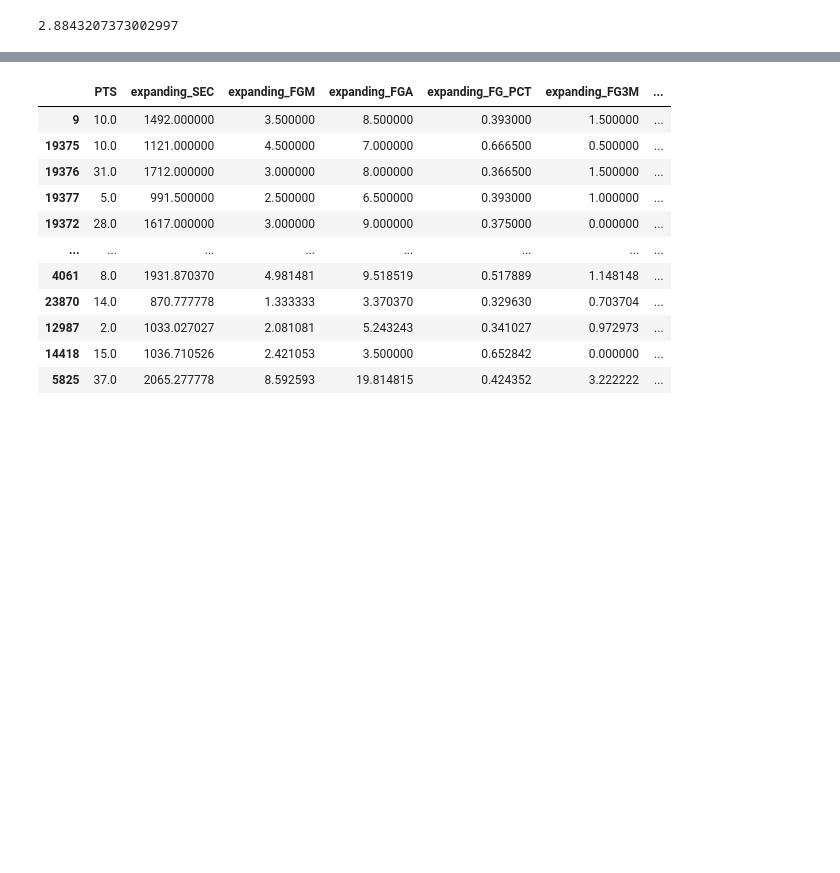
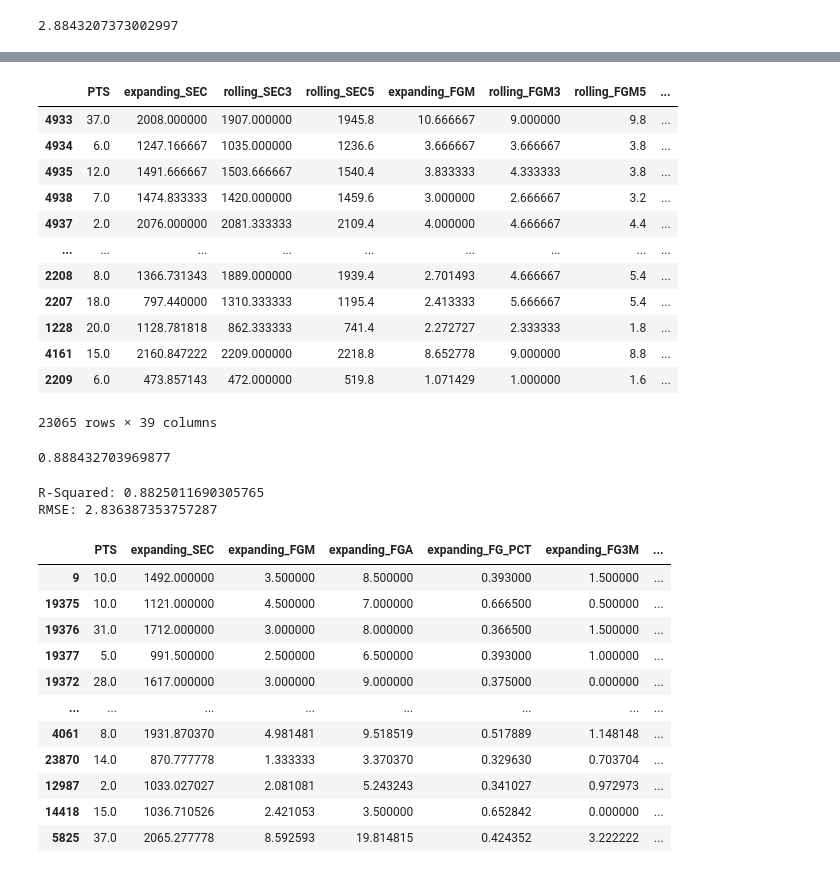
Before and after one commit to jcohen312/nba_points, a Jupyter notebook: Linear Regression.ipynb, the cells around one changed output, grey strips where cells are left out. Saved outputs shown, nothing was run; the diff lists cells and outputs as text; code cells hidden in the pictures; blank space fills up the shorter version.

```diff
--- a/Linear Regression.ipynb
+++ b/Linear Regression.ipynb
@@ -117,6 +117,31 @@ def formated_player_stats(table, cols, year = '', lag = None):
         df.dropna(inplace=True)
         players.append(df)
     return pd.concat(players)
+# %%
+def formated_player_statsV2(table, cols, year = '', lag =[]):
+
+    nba_df = sql_to_df(table, year)
+
+    ### Drop games where players do not play
+    nba_df_played = nba_df[nba_df['MIN'].notnull()]
+
+    ### Calculate seconds played in a game
+    nba_df_played['SEC'] = nba_df_played['MIN'].apply(lambda x : calc_secs(x))
+
+
+    players = []
+    cols = cols
+    for player in nba_df_played['PLAYER_ID'].unique():
+        df = nba_df_played[nba_df_played['PLAYER_ID']==player]
+        df['game_number'] = df['GAME_ID'].expanding().count()
+        for col in cols:
+            df['expanding_{}'.format(col)] = df.expanding().mean()[col].shift(1)
+            if lag:
+                for num in lag:
+                    df['rolling_{}'.format(col+str(num))] = df.rolling(num).mean()[col].shift(1)
+        df.dropna(inplace=True)
+        players.append(df)
+    return pd.concat(players)
 # %% [markdown]
 #### Function to generate pre_transformed dataframe for upload into regression function. Must be a child of a join_set_columns function
 # %%
@@ -725,0 +1011,5 @@ def reg_trees_pipe
+# %%
+cols = ['SEC', 'FGM', 'FGA','FG_PCT', 'FG3M', 'FG3A', 'FG3_PCT', 'FTM', 'FTA', 'FT_PCT', 'PTS']
+playerstats_2018_lag_3_and5 = formated_player_statsV2('box_score', cols = cols, year='2018', lag=[3,5])
+combined_3_and_5 = join_set_columns(playerstats_2018_lag_3_and5, year='2018')
+lagged_3_5_raw = generate_pre_transformed(combined_3_and_5)
@@ -725,0 +1034,16 @@ def reg_trees_pipe
+# %%
+lagged_3_5_raw
+# %% [output]
+|  | PTS | expanding_SEC | rolling_SEC3 | rolling_SEC5 | expanding_FGM | rolling_FGM3 | rolling_FGM5 | ... |
+| 4933 | 37.0 | 2008.000000 | 1907.000000 | 1945.8 | 10.666667 | 9.000000 | 9.8 | ... |
+| 4934 | 6.0 | 1247.166667 | 1035.000000 | 1236.6 | 3.666667 | 3.666667 | 3.8 | ... |
+| 4935 | 12.0 | 1491.666667 | 1503.666667 | 1540.4 | 3.833333 | 4.333333 | 3.8 | ... |
+| 4938 | 7.0 | 1474.833333 | 1420.000000 | 1459.6 | 3.000000 | 2.666667 | 3.2 | ... |
+| 4937 | 2.0 | 2076.000000 | 2081.333333 | 2109.4 | 4.000000 | 4.666667 | 4.4 | ... |
+| ... | ... | ... | ... | ... | ... | ... | ... | ... |
+| 2208 | 8.0 | 1366.731343 | 1889.000000 | 1939.4 | 2.701493 | 4.666667 | 5.4 | ... |
+| 2207 | 18.0 | 797.440000 | 1310.333333 | 1195.4 | 2.413333 | 5.666667 | 5.4 | ... |
+| 1228 | 20.0 | 1128.781818 | 862.333333 | 741.4 | 2.272727 | 2.333333 | 1.8 | ... |
+| 4161 | 15.0 | 2160.847222 | 2209.000000 | 2218.8 | 8.652778 | 9.000000 | 8.8 | ... |
+| 2209 | 6.0 | 473.857143 | 472.000000 | 519.8 | 1.071429 | 1.000000 | 1.6 | ... |
+23065 rows × 39 columns
@@ -726,3 +1053,19 @@ def reg_trees_pipe
+# %%
+regr = RandomForestRegressor(n_estimators=100, max_depth=20, random_state=0, min_samples_split=5)
+regr.fit(X_train, y_train)
+regr.score(X_train,y_train)
+# %% [output]
+0.888432703969877
+# %%
+preds_lag_3_5_exp = regr.predict(X_test)
+r_squared = regr.score(X_test, y_test)
+RMSE = sqrt(mean_squared_error(y_test, preds_lag_3_5_exp))
+
+print("""R-Squared: {}
+RMSE: {}""".format(r_squared, RMSE))
+# %% [output]
+R-Squared: 0.8825011690305765
+RMSE: 2.836387353757287
 # %%
 train
 # %% [output]
```
Also changed, not shown: parts of 36 cells of this notebook.
